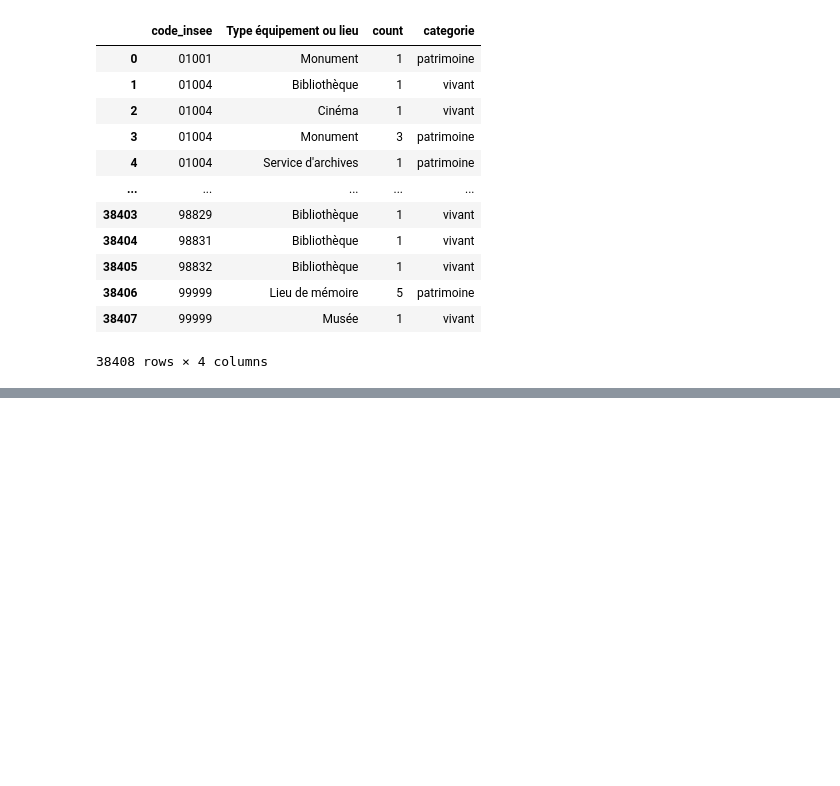
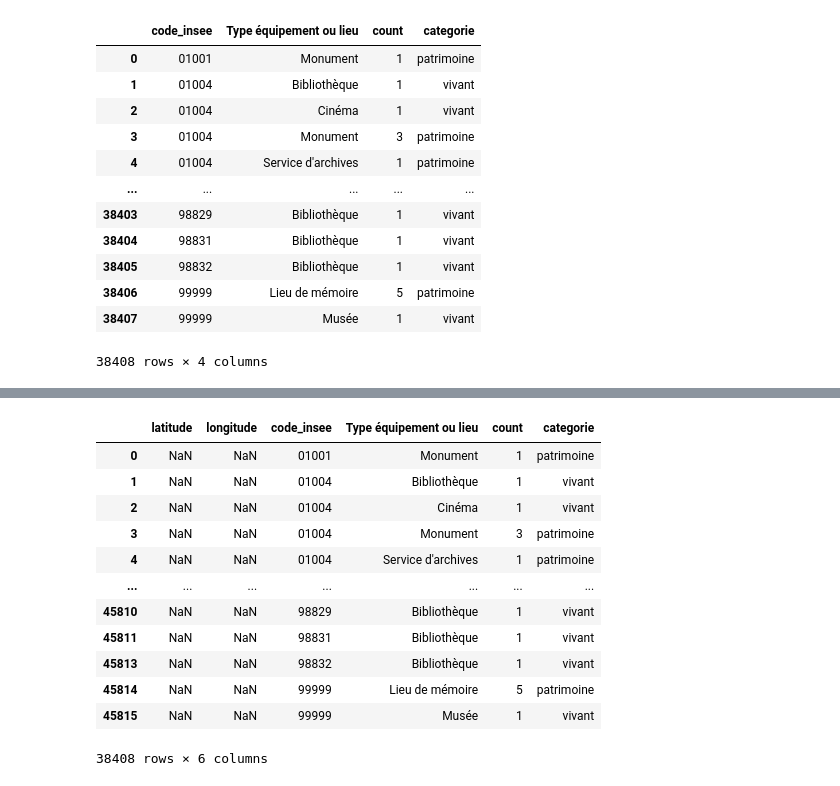
Before and after one commit to naloui1/Dataforgood, a Jupyter notebook: script_nadia.ipynb, the cells around one changed output, grey strips where cells are left out. Cells and saved outputs as stored; diff of their text form; code cells hidden in the pictures; blank space fills up the shorter version.

```diff
--- a/script_nadia.ipynb
+++ b/script_nadia.ipynb
@@ -304,0 +412,19 @@ df_nbre_typequip_parcommune.to_csv(path_data+'nbre_equipement_parcommuneetcodepo
+# %%
+# Sélectionner les colonnes que tu veux garder : code1, L1, L2, A2, B2
+#f_merged = df_merged[['code1', 'L1', 'L2', 'A2', 'B2']]
+df_merged = df_merged.drop(columns=['code_commune_INSEE'])
+df_merged
+# %% [output]
+|  | latitude | longitude | code_insee | Type équipement ou lieu | count | categorie |
+| 0 | NaN | NaN | 01001 | Monument | 1 | patrimoine |
+| 1 | NaN | NaN | 01004 | Bibliothèque | 1 | vivant |
+| 2 | NaN | NaN | 01004 | Cinéma | 1 | vivant |
+| 3 | NaN | NaN | 01004 | Monument | 3 | patrimoine |
+| 4 | NaN | NaN | 01004 | Service d'archives | 1 | patrimoine |
+| ... | ... | ... | ... | ... | ... | ... |
+| 45810 | NaN | NaN | 98829 | Bibliothèque | 1 | vivant |
+| 45811 | NaN | NaN | 98831 | Bibliothèque | 1 | vivant |
+| 45813 | NaN | NaN | 98832 | Bibliothèque | 1 | vivant |
+| 45814 | NaN | NaN | 99999 | Lieu de mémoire | 5 | patrimoine |
+| 45815 | NaN | NaN | 99999 | Musée | 1 | vivant |
+38408 rows × 6 columns
```
Also changed, not shown: parts of 11 cells of this notebook, 1 other file.
